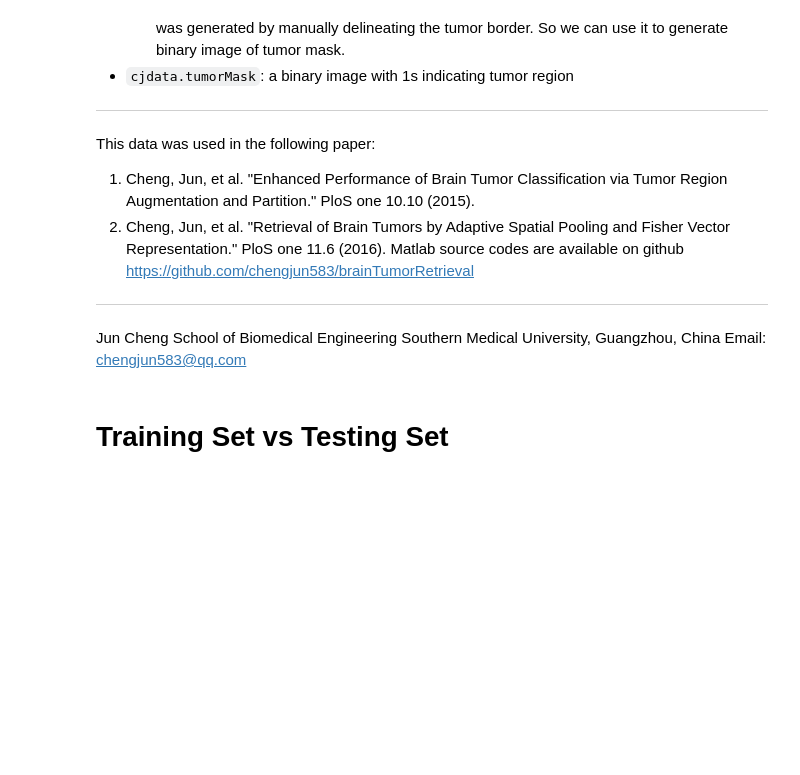
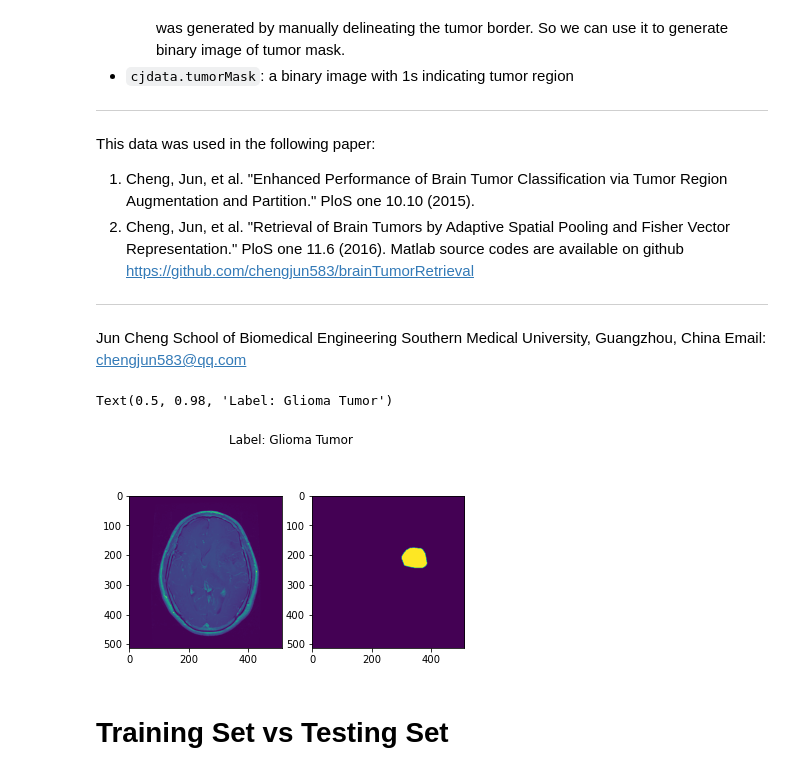
Before and after one commit to jmejia22/BrainTumorClassification, a Jupyter notebook: Project_Update2.ipynb, the cells around one changed output. Drawn from its saved outputs; the diff is of its cells as text; code cells hidden in the pictures; blank space fills up the shorter version.

```diff
--- a/Project_Update2.ipynb
+++ b/Project_Update2.ipynb
@@ -122,11 +120,15 @@ label_encoder = {
 # %%
 # /Users/wendytran/Documents/GitHub/BrainTumorClassification/
 
+data = mri_df.iloc[0]
 from matplotlib import pyplot as plt
 fig, ax = plt.subplots(1, 2)
 ax[0].imshow(data["image"])
 ax[1].imshow(data["tumorMask"])
 fig.suptitle("Label: " + label_encoder[data["label"]])
+# %% [output]
+Text(0.5, 0.98, 'Label: Glioma Tumor')
+[figure, added]
 # %% [markdown]
 # Training Set vs Testing Set
 # %%
```
Also changed, not shown: parts of 41 cells of this notebook, 3 other files.
